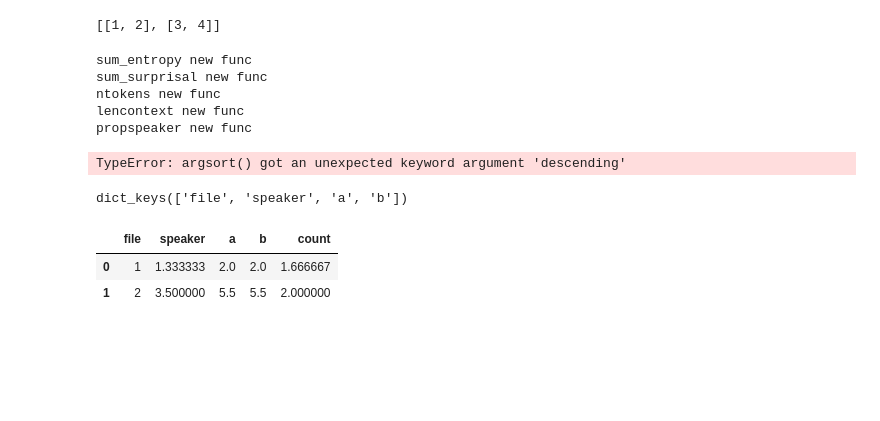
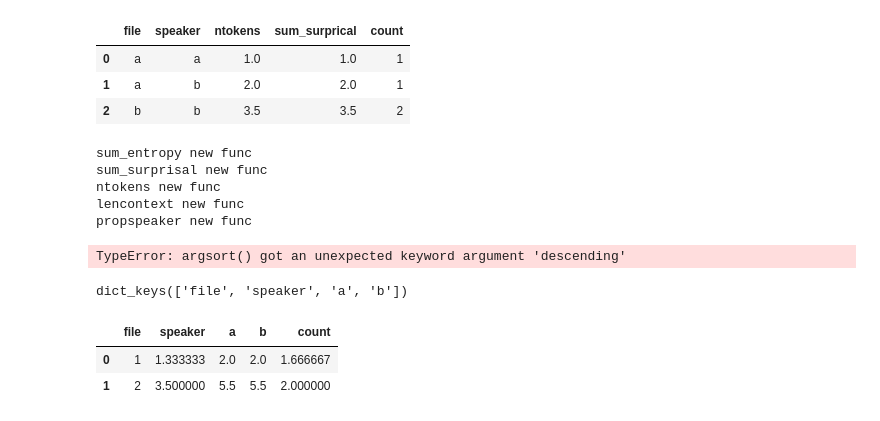
Before and after one commit to MPelland-programming/ProjetSupervise, a Jupyter notebook: test.ipynb, the cells around one changed output. Cells and saved outputs as stored; diff of their text form; code cells hidden in the pictures; blank space fills up the shorter version.

```diff
--- a/test.ipynb
+++ b/test.ipynb
@@ -1,10 +1,24 @@
-# %%
-aa = []
-aa.append([1,2])
-aa.append([3,4])
-aa
-# %% [output]
-[[1, 2], [3, 4]]
+# %%
+df = pd.DataFrame({'file':['a','a','b','b'],'speaker':['a','b','b','b'],'ntokens':[1,2,3,4],'sum_surprical':[1,2,3,4]})
+aggmethod = "mean"
+# %%
+tcols = [x for x in df_out.columns if x not in ['file','speaker']]
+aggmethod_dict = {cc: aggmethod for cc in tcols}
+aggmethod_dict[tcols[-1]] = [aggmethod,"count"]
+col_names = ["file","speaker"]
+col_names.extend(tcols)
+col_names.append("count")
+
+grouped = df_out.groupby(["file", "speaker"]).agg(aggmethod_dict).reset_index()
+grouped.columns = grouped.columns.droplevel()
+grouped.columns = col_names
+# %%
+grouped
+# %% [output]
+|  | file | speaker | ntokens | sum_surprical | count |
+| 0 | a | a | 1.0 | 1.0 | 1 |
+| 1 | a | b | 2.0 | 2.0 | 1 |
+| 2 | b | b | 3.5 | 3.5 | 2 |
 # %%
 agg_func={"sum_entropy":"wmean","sum_surprisal":"wmean", "ntokens":"wmean","lencontext":"wmean","propspeaker":"wmean"}
 for kk in agg_func.keys():
```
Also changed, not shown: 1 other file.
